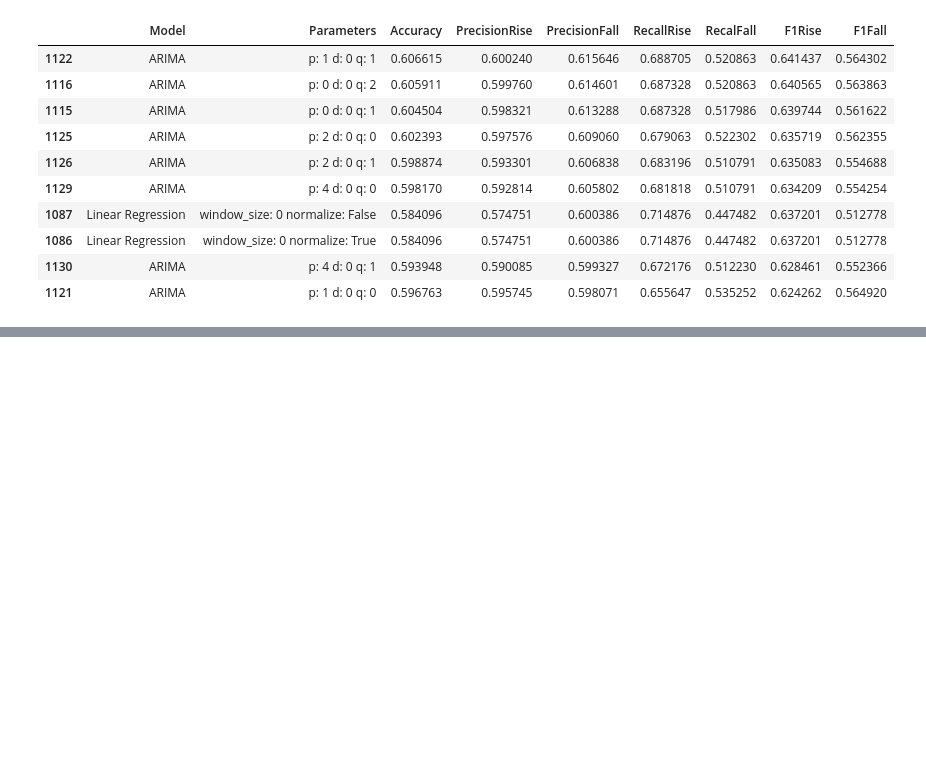
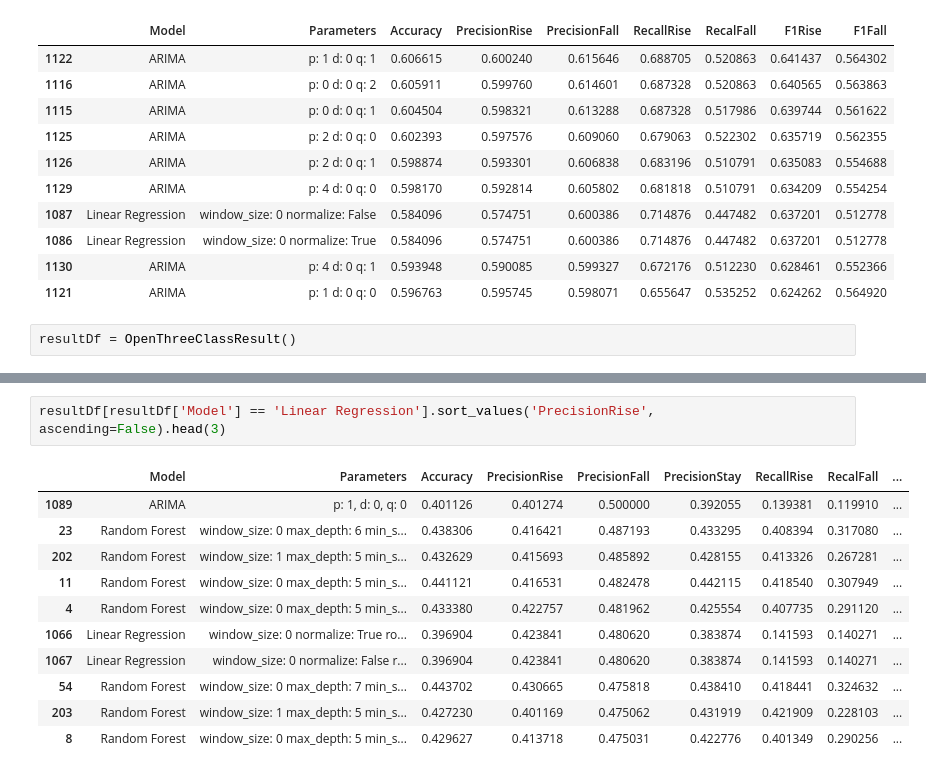
Before and after one commit to KrizanPeter/DP3_Repo, a Jupyter notebook: LastValuePredict.ipynb, the cells around one changed output, grey strips where cells are left out. Cells and saved outputs as stored; diff of their text form; blank space fills up the shorter version.

```diff
--- a/LastValuePredict.ipynb
+++ b/LastValuePredict.ipynb
@@ -106,3 +97,5 @@ resultDf.sort_values('PrecisionFall', ascending=False).head(10)
 | 1086 | Linear Regression | window_size: 0 normalize: True | 0.584096 | 0.574751 | 0.600386 | 0.714876 | 0.447482 | 0.637201 | 0.512778 |
 | 1130 | ARIMA | p: 4 d: 0 q: 1 | 0.593948 | 0.590085 | 0.599327 | 0.672176 | 0.512230 | 0.628461 | 0.552366 |
 | 1121 | ARIMA | p: 1 d: 0 q: 0 | 0.596763 | 0.595745 | 0.598071 | 0.655647 | 0.535252 | 0.624262 | 0.564920 |
+# %%
+resultDf = OpenThreeClassResult()
@@ -108,0 +116,14 @@ resultDf.sort_values('PrecisionFall', ascending=False).head(10)
+# %%
+resultDf[resultDf['Model'] == 'Linear Regression'].sort_values('PrecisionRise', ascending=False).head(3)
+# %% [output]
+|  | Model | Parameters | Accuracy | PrecisionRise | PrecisionFall | PrecisionStay | RecallRise | RecalFall | ... |
+| 1089 | ARIMA | p: 1, d: 0, q: 0 | 0.401126 | 0.401274 | 0.500000 | 0.392055 | 0.139381 | 0.119910 | ... |
+| 23 | Random Forest | window_size: 0 max_depth: 6 min_s... | 0.438306 | 0.416421 | 0.487193 | 0.433295 | 0.408394 | 0.317080 | ... |
+| 202 | Random Forest | window_size: 1 max_depth: 5 min_s... | 0.432629 | 0.415693 | 0.485892 | 0.428155 | 0.413326 | 0.267281 | ... |
+| 11 | Random Forest | window_size: 0 max_depth: 5 min_s... | 0.441121 | 0.416531 | 0.482478 | 0.442115 | 0.418540 | 0.307949 | ... |
+| 4 | Random Forest | window_size: 0 max_depth: 5 min_s... | 0.433380 | 0.422757 | 0.481962 | 0.425554 | 0.407735 | 0.291120 | ... |
+| 1066 | Linear Regression | window_size: 0 normalize: True ro... | 0.396904 | 0.423841 | 0.480620 | 0.383874 | 0.141593 | 0.140271 | ... |
+| 1067 | Linear Regression | window_size: 0 normalize: False r... | 0.396904 | 0.423841 | 0.480620 | 0.383874 | 0.141593 | 0.140271 | ... |
+| 54 | Random Forest | window_size: 0 max_depth: 7 min_s... | 0.443702 | 0.430665 | 0.475818 | 0.438410 | 0.418441 | 0.324632 | ... |
+| 203 | Random Forest | window_size: 1 max_depth: 5 min_s... | 0.427230 | 0.401169 | 0.475062 | 0.431919 | 0.421909 | 0.228103 | ... |
+| 8 | Random Forest | window_size: 0 max_depth: 5 min_s... | 0.429627 | 0.413718 | 0.475031 | 0.422776 | 0.401349 | 0.290256 | ... |
```
Also changed, not shown: parts of 4 cells of this notebook, 9 other files.
